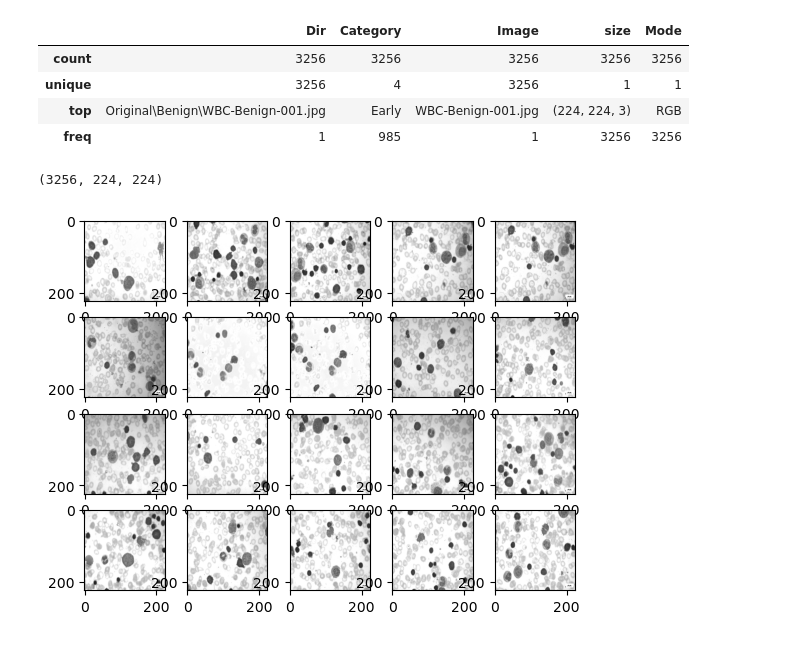
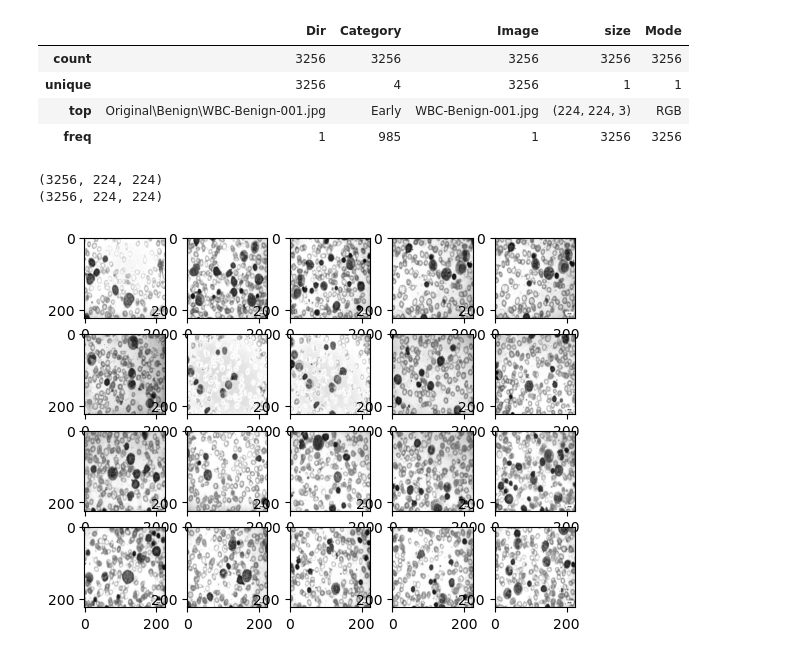
Before and after one commit to Fnriquel/281-Project, a Jupyter notebook: EDA.ipynb, the cells around one changed output. Drawn from its saved outputs; the diff is of its cells as text; code cells hidden in the pictures.

```diff
--- a/EDA.ipynb
+++ b/EDA.ipynb
@@ -111,22 +111,30 @@ def hist_norm(image):
     return norm_image
 # %%
 ##function that gets all the pictures from the directory and apply the adaptive histogram equalization
-def get_images(directory):
+def get_images_processing(directory, processing='adaptive_histogram_equalization'):
     images=[]
     for dir in os.listdir(directory):
         for dir1 in os.listdir('Original'+'\\'+str(dir)):
             img = cv2.imread(directory+'\\'+dir+'\\'+dir1)
             img = cv2.cvtColor(img, cv2.COLOR_BGR2GRAY)
-            #img = adaptive_hist_eq(img)
-            img = hist_norm(img)
+            if processing == 'adaptive_histogram_equalization':
+                img = adaptive_hist_eq(img)
+            elif processing == 'histogram_normalization':
+                img = hist_norm(img)
+            else:
+                img = img
+
             images.append(img)
     return images
-# %%
-images=get_images('Original')
-# %%
-np.shape(images)
-# %% [output]
-(3256, 224, 224)
+# %%
+images_smooth=get_images_processing('Original','adaptive_histogram_equalization')
+images_color_norm=get_images_processing('Original','histogram_normalization')
+# %%
+print(np.shape(images_smooth))
+print(np.shape(images_color_norm))
+# %% [output]
+(3256, 224, 224)
+(3256, 224, 224)
 # %%
 ##function to show a batch of images
 def show_images(images):
@@ -135,6 +143,6 @@ def show_images(images):
         plt.imshow(images[i], cmap='gray')
     plt.show()
 # %%
-show_images(images)
+show_images(images_smooth)
 # %% [output]
-[figure, old version]
+[figure, new version]
```
Also changed, not shown: parts of 1 cell of this notebook.
